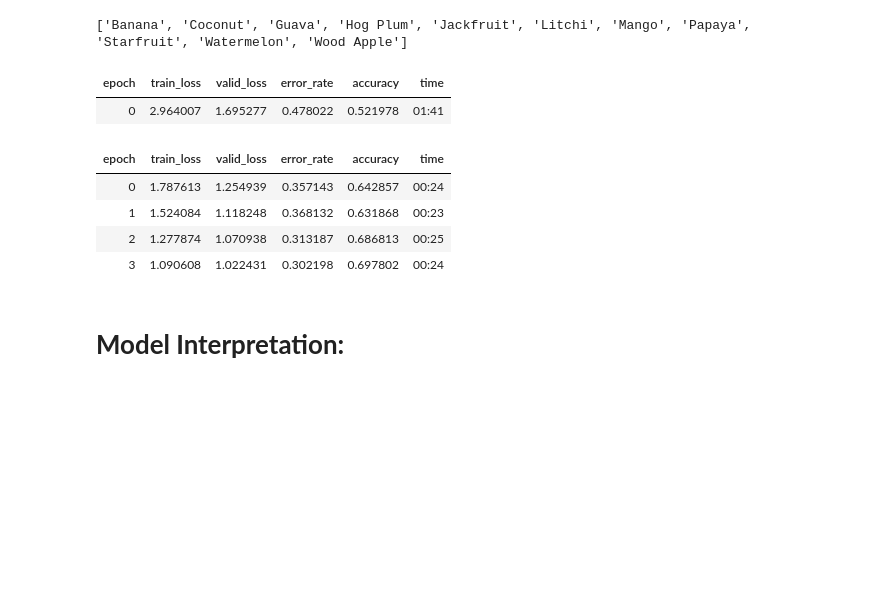
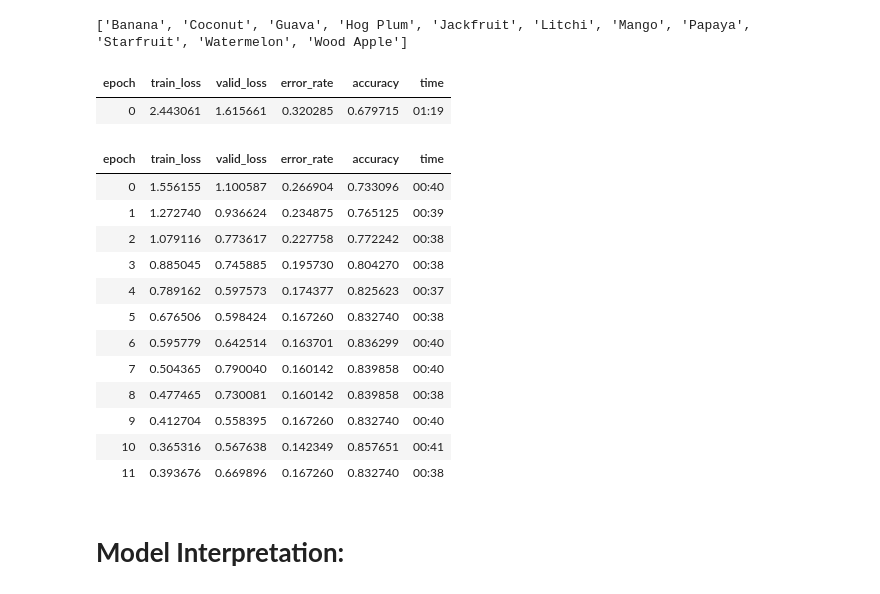
Before and after one commit to SysCall97/fruit-recognizer, a Jupyter notebook: notebooks/second phase/2_model_train.ipynb, the cells around one changed output. Cells and saved outputs as stored; diff of their text form; code cells hidden in the pictures; blank space fills up the shorter version.

```diff
--- a/notebooks/second phase/2_model_train.ipynb
+++ b/notebooks/second phase/2_model_train.ipynb
@@ -64,4 +66,4 @@ torch.save(dls, f'{dataloader_path}/fruit_recognizer_dataloader_v1.pth')
 # %%
 model_path = "models"
 # %%
-model = vision_learner(dls, resnet18, metrics=[error_rate, accuracy])
+model = vision_learner(dls, resnet50, metrics=[error_rate, accuracy])
@@ -70,15 +74,23 @@ dls.train.vocab
 # %% [output]
 ['Banana', 'Coconut', 'Guava', 'Hog Plum', 'Jackfruit', 'Litchi', 'Mango', 'Papaya', 'Starfruit', 'Watermelon', 'Wood Apple']
 # %%
-model.fine_tune(4)
+model.fine_tune(12)
 # %% [output]
 | epoch | train_loss | valid_loss | error_rate | accuracy | time |
-| 0 | 2.964007 | 1.695277 | 0.478022 | 0.521978 | 01:41 |
+| 0 | 2.443061 | 1.615661 | 0.320285 | 0.679715 | 01:19 |
 | epoch | train_loss | valid_loss | error_rate | accuracy | time |
-| 0 | 1.787613 | 1.254939 | 0.357143 | 0.642857 | 00:24 |
-| 1 | 1.524084 | 1.118248 | 0.368132 | 0.631868 | 00:23 |
-| 2 | 1.277874 | 1.070938 | 0.313187 | 0.686813 | 00:25 |
-| 3 | 1.090608 | 1.022431 | 0.302198 | 0.697802 | 00:24 |
+| 0 | 1.556155 | 1.100587 | 0.266904 | 0.733096 | 00:40 |
+| 1 | 1.272740 | 0.936624 | 0.234875 | 0.765125 | 00:39 |
+| 2 | 1.079116 | 0.773617 | 0.227758 | 0.772242 | 00:38 |
+| 3 | 0.885045 | 0.745885 | 0.195730 | 0.804270 | 00:38 |
+| 4 | 0.789162 | 0.597573 | 0.174377 | 0.825623 | 00:37 |
+| 5 | 0.676506 | 0.598424 | 0.167260 | 0.832740 | 00:38 |
+| 6 | 0.595779 | 0.642514 | 0.163701 | 0.836299 | 00:40 |
+| 7 | 0.504365 | 0.790040 | 0.160142 | 0.839858 | 00:40 |
+| 8 | 0.477465 | 0.730081 | 0.160142 | 0.839858 | 00:38 |
+| 9 | 0.412704 | 0.558395 | 0.167260 | 0.832740 | 00:40 |
+| 10 | 0.365316 | 0.567638 | 0.142349 | 0.857651 | 00:41 |
+| 11 | 0.393676 | 0.669896 | 0.167260 | 0.832740 | 00:38 |
 # %%
 model.export(f'{model_path}/fruit_recognizer_v{version}.pkl')
 # %% [markdown]
```
Also changed, not shown: parts of 12 cells of this notebook.
